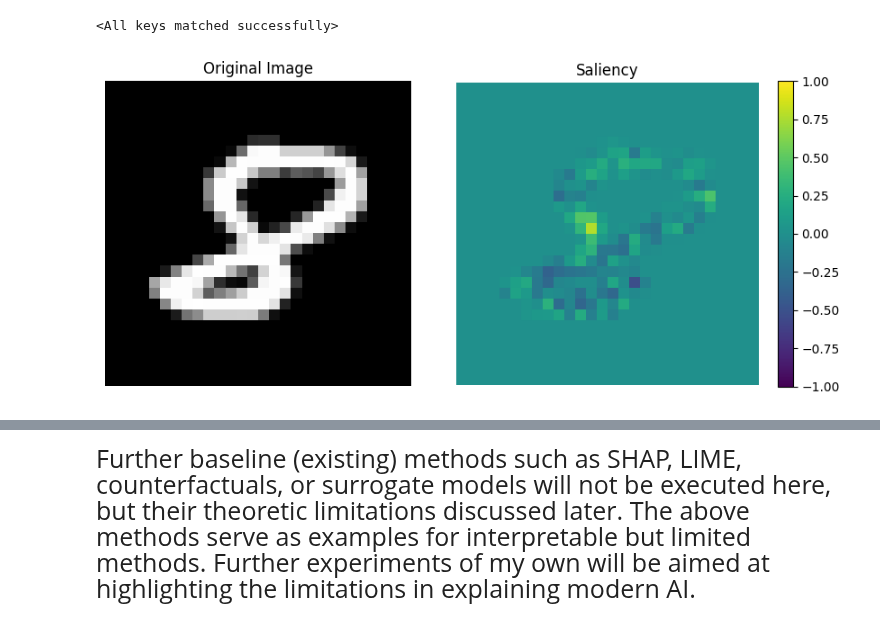
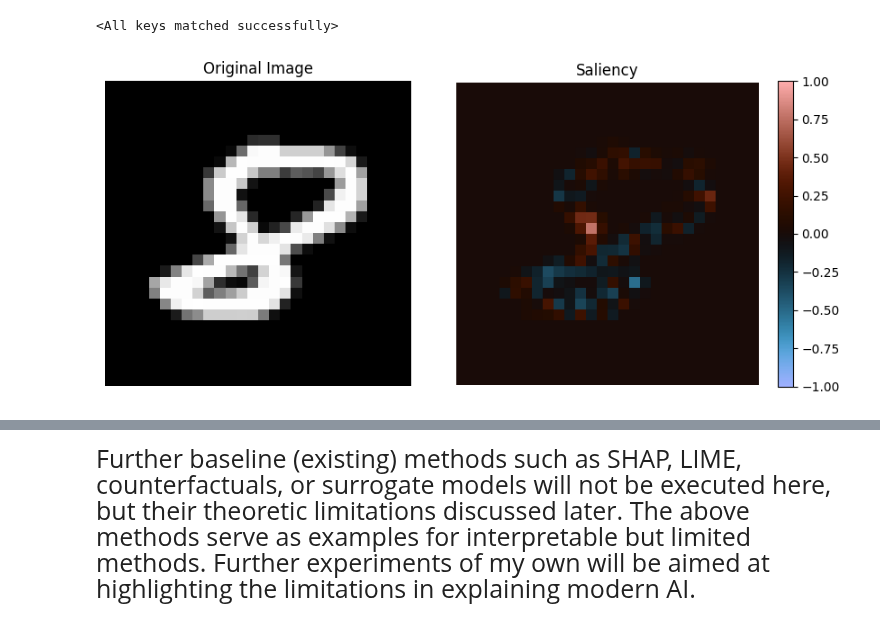
Before and after one commit to kns357/ANN_MA_Kaito, a Jupyter notebook: 03_baseline_methods.ipynb, the cells around one changed output, grey strips where cells are left out. Saved outputs shown, nothing was run; the diff lists cells and outputs as text; code cells hidden in the pictures.

```diff
--- a/03_baseline_methods.ipynb
+++ b/03_baseline_methods.ipynb
@@ -72,35 +72,35 @@ while True: #search target class:
     ind = ra.randrange(0, len(inputs))
     if labels[ind] == 8:
         img = inputs[ind].squeeze()
         break
 
 x = img.clone().detach().view(1, -1).to(device).requires_grad_(True)
 output = net(x)
 target_class = output.argmax(dim=1).item()
 net.zero_grad()
 output[0, target_class].backward()
 attribution = (x.grad * x).view(28, 28)
 saliency = attribution.cpu().detach().numpy()
 
 plt.figure(figsize=(9, 4))
 
 plt.subplot(1, 2, 1)
 plt.imshow(img, cmap='gray')
 plt.title("Original Image")
 plt.axis('off')
 
 plt.subplot(1, 2, 2)
-plt.imshow(saliency, vmax=1, vmin=-1)
+plt.imshow(saliency, vmax=1, vmin=-1, cmap="berlin")
 plt.title("Saliency")
 plt.colorbar()
 plt.axis('off')
 
 plt.tight_layout()
 #plt.savefig('../ma_paper_media/saliency_map.png', dpi=300, bbox_inches='tight')
 
 plt.show()
 # %% [output]
-[figure, old version]
+[figure, new version]
 # %%
 layer_idx = 2 #2 = out layer
 layer_sizes = [32, 16, 10]
```
Also changed, not shown: parts of 2 cells of this notebook, 9 other files.
